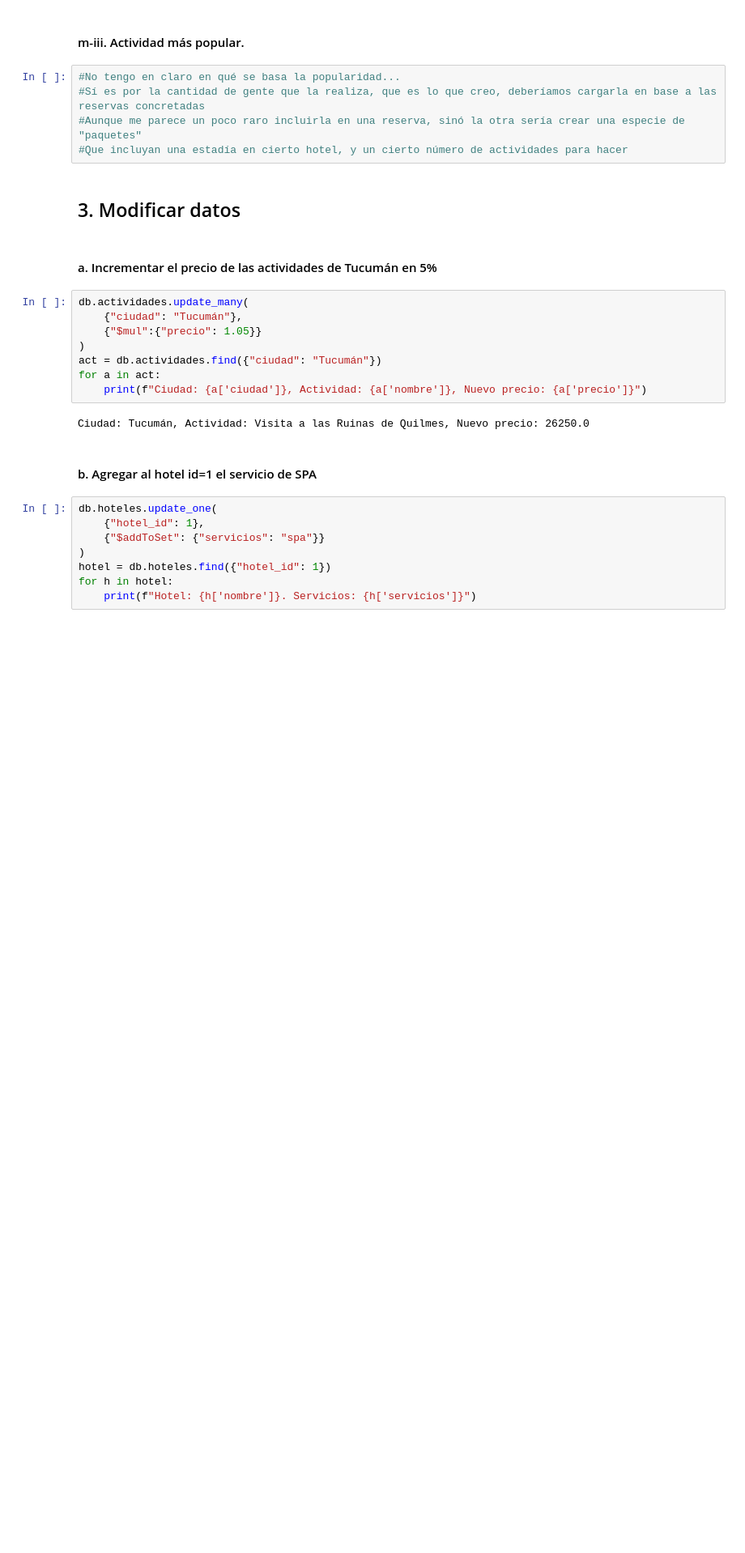
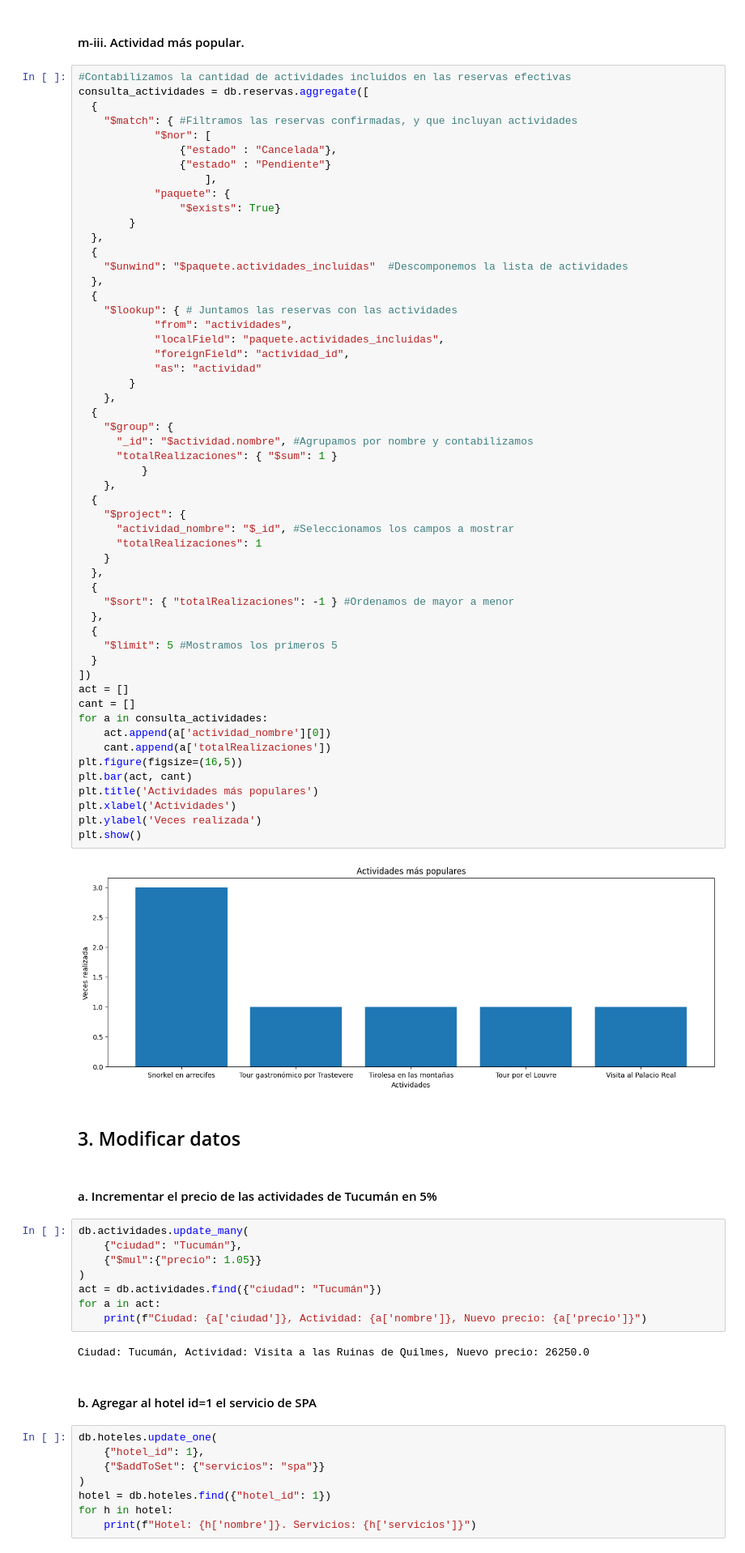
Before and after one commit to emicerrate/Base-de-Datos-2025, a Jupyter notebook: notebooks/project.ipynb, the cells around one changed output. Shown at 81% size. Saved outputs shown, nothing was run; the diff lists cells and outputs as text; blank space fills up the shorter version.

```diff
--- a/notebooks/project.ipynb
+++ b/notebooks/project.ipynb
@@ -538,10 +523,61 @@ plt.show()
 # %% [markdown]
 #### m-iii. Actividad más popular.
 # %%
-#No tengo en claro en qué se basa la popularidad...
-#Sí es por la cantidad de gente que la realiza, que es lo que creo, deberíamos cargarla en base a las reservas concretadas
-#Aunque me parece un poco raro incluirla en una reserva, sinó la otra sería crear una especie de "paquetes"
-#Que incluyan una estadía en cierto hotel, y un cierto número de actividades para hacer
+#Contabilizamos la cantidad de actividades incluidos en las reservas efectivas
+consulta_actividades = db.reservas.aggregate([
+  {
+    "$match": { #Filtramos las reservas confirmadas, y que incluyan actividades
+            "$nor": [
+                {"estado" : "Cancelada"},
+                {"estado" : "Pendiente"}
+                    ],
+            "paquete": {
+                "$exists": True}
+        }
+  },
+  {
+    "$unwind": "$paquete.actividades_incluidas"  #Descomponemos la lista de actividades
+  },
+  {
+    "$lookup": { # Juntamos las reservas con las actividades
+            "from": "actividades",
+            "localField": "paquete.actividades_incluidas",
+            "foreignField": "actividad_id",
+            "as": "actividad"
+        }
+    },
+  {
+    "$group": {
+      "_id": "$actividad.nombre", #Agrupamos por nombre y contabilizamos
+      "totalRealizaciones": { "$sum": 1 }
+          }
+    },
+  {
+    "$project": {
+      "actividad_nombre": "$_id", #Seleccionamos los campos a mostrar
+      "totalRealizaciones": 1
+    }
+  },
+  {
+    "$sort": { "totalRealizaciones": -1 } #Ordenamos de mayor a menor
+  },
+  {
+    "$limit": 5 #Mostramos los primeros 5
+  }
+])
+act = []
+cant = []
+for a in consulta_actividades:
+    act.append(a['actividad_nombre'][0])
+    cant.append(a['totalRealizaciones'])
+plt.figure(figsize=(16,5))
+plt.bar(act, cant)
+plt.title('Actividades más populares')
+plt.xlabel('Actividades')
+plt.ylabel('Veces realizada')
+plt.show()
+# %% [output]
+[figure, added]
 # %% [markdown]
 ## 3. Modificar datos
 # %% [markdown]
```
Also changed, not shown: parts of 7 cells of this notebook.
